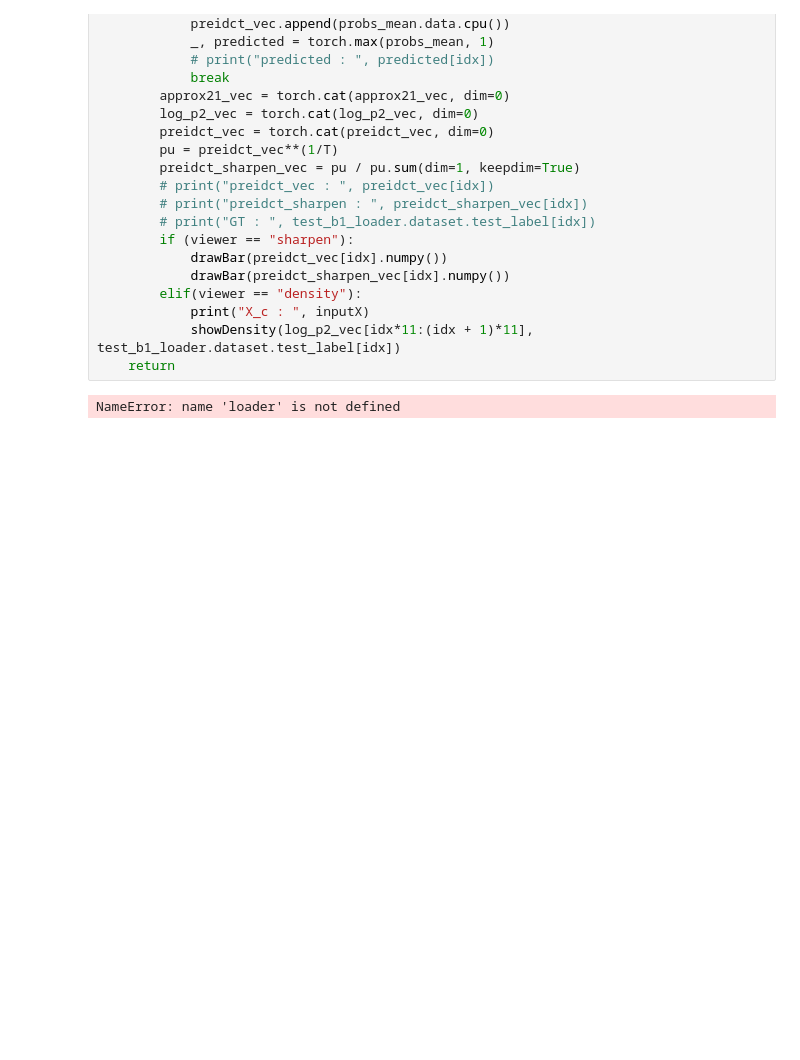
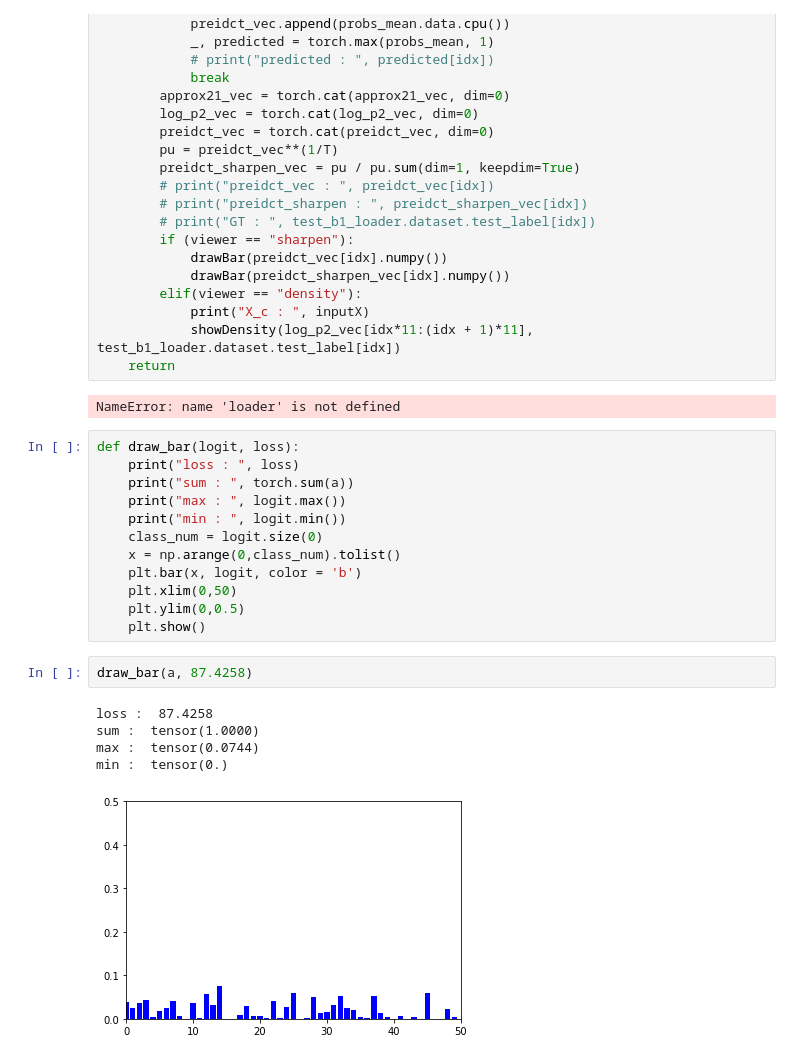
Before and after one commit to a07458666/flow_unicon, a Jupyter notebook: visualization_feature.ipynb, the cells around one changed output. Drawn from its saved outputs; the diff is of its cells as text; blank space fills up the shorter version.

```diff
--- a/visualization_feature.ipynb
+++ b/visualization_feature.ipynb
@@ -1012,3 +1074,23 @@ def visDensity(
     return
 # %% [output]
 NameError: name 'loader' is not defined
+# %%
+def draw_bar(logit, loss):
+    print("loss : ", loss)
+    print("sum : ", torch.sum(a))
+    print("max : ", logit.max())
+    print("min : ", logit.min())
+    class_num = logit.size(0)
+    x = np.arange(0,class_num).tolist()
+    plt.bar(x, logit, color = 'b')
+    plt.xlim(0,50)
+    plt.ylim(0,0.5)
+    plt.show()
+# %%
+draw_bar(a, 87.4258)
+# %% [output]
+loss :  87.4258
+sum :  tensor(1.0000)
+max :  tensor(0.0744)
+min :  tensor(0.)
+[figure, added]
```
Also changed, not shown: parts of 33 cells of this notebook, 43 other files.
